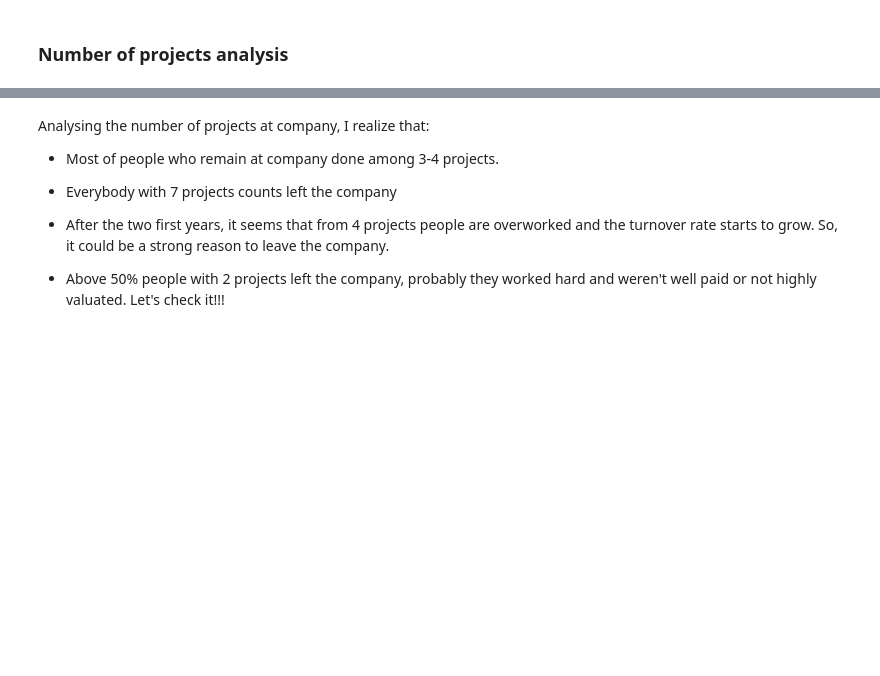
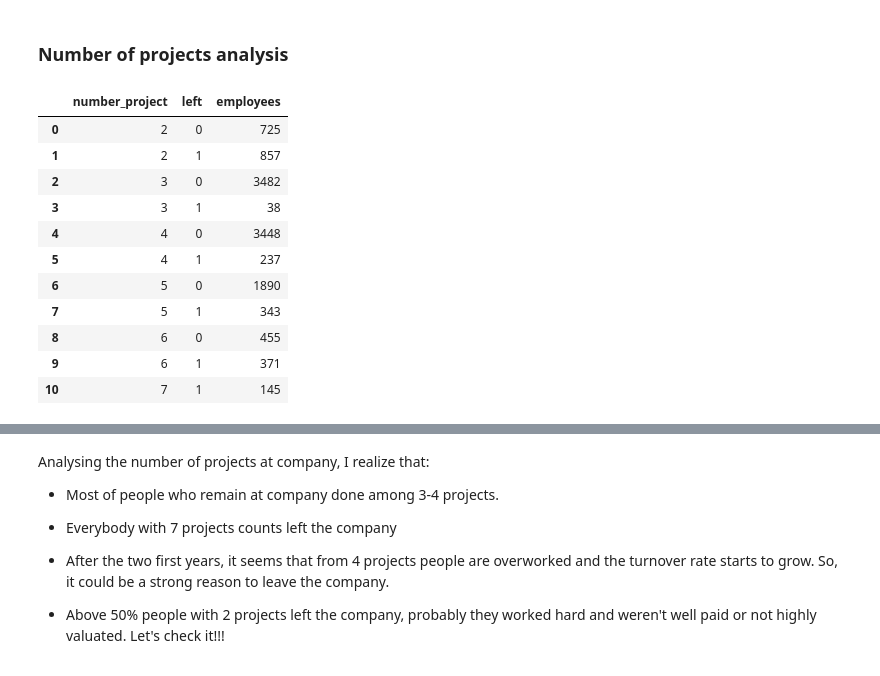
Before and after one commit to MariaGamero/TFM-ReasonsforEmployeeTurnover, a Jupyter notebook: 0.DataScrubbing.ipynb, the cells around one changed output, grey strips where cells are left out. Saved outputs shown, nothing was run; the diff lists cells and outputs as text; code cells hidden in the pictures; blank space fills up the shorter version.

```diff
--- a/0.DataScrubbing.ipynb
+++ b/0.DataScrubbing.ipynb
@@ -528,4 +445,21 @@ It is remarkable that:
 The level of satisfaction begins to decrease in the third year and worsens to 4.5 years, probably due to the fact that promotions are scarce.
 # %% [markdown]
 ### Number of projects analysis
+# %%
+project_analisys = hr_no_dupl.groupby(['number_project','left'])['time_spend_company'].count().reset_index().sort_values(by='number_project',ascending=True)
+project_analisys.rename(columns={'time_spend_company': 'employees'}, inplace=True) #changing name to clarify
+project_analisys
+# %% [output]
+|  | number_project | left | employees |
+| 0 | 2 | 0 | 725 |
+| 1 | 2 | 1 | 857 |
+| 2 | 3 | 0 | 3482 |
+| 3 | 3 | 1 | 38 |
+| 4 | 4 | 0 | 3448 |
+| 5 | 4 | 1 | 237 |
+| 6 | 5 | 0 | 1890 |
+| 7 | 5 | 1 | 343 |
+| 8 | 6 | 0 | 455 |
+| 9 | 6 | 1 | 371 |
+| 10 | 7 | 1 | 145 |
 # %%
```
Also changed, not shown: parts of 40 cells of this notebook.
